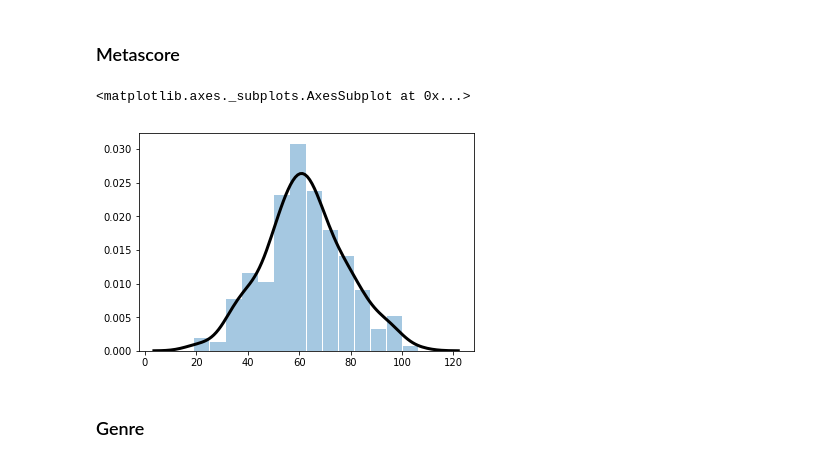
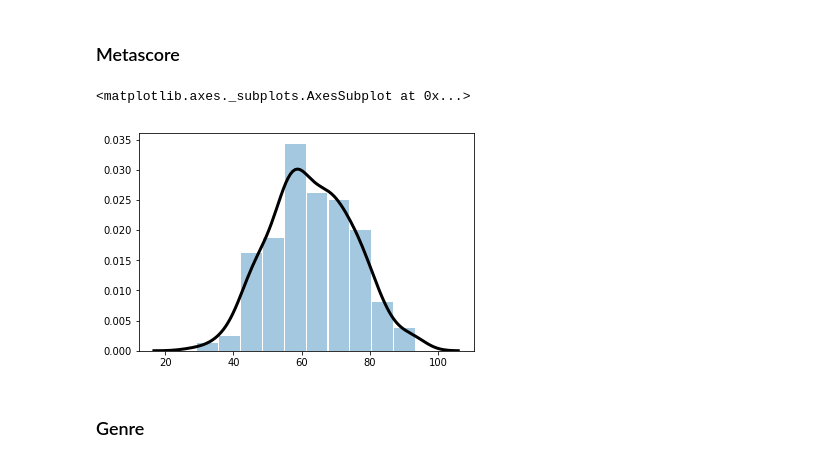
Before and after one commit to donalcarr/DC_Real-World-Simulation, a Jupyter notebook: Project 2018 - Simulation Movies.ipynb, the cells around one changed output. Cells and saved outputs as stored; diff of their text form; code cells hidden in the pictures.

```diff
--- a/Project 2018 - Simulation Movies.ipynb
+++ b/Project 2018 - Simulation Movies.ipynb
@@ -210,11 +204,11 @@ rev = X.rvs(250);
 # %% [markdown]
 ### Metascore
 # %%
-m = np.random.normal(63,15, 250)
-sns.distplot(m,hist_kws={"rwidth" :.95},kde_kws={"color": "k", "lw": 3,})
+m = np.random.normal(63,13, 250)
+sns.distplot(m,hist_kws={"rwidth" :.95},bins=10,kde_kws={"color": "k", "lw": 3,})
 # %% [output]
 <matplotlib.axes._subplots.AxesSubplot at 0x...>
-[figure, old version]
+[figure, new version]
 # %% [markdown]
 ### Genre
 # %%
```
Also changed, not shown: parts of 27 cells of this notebook.
